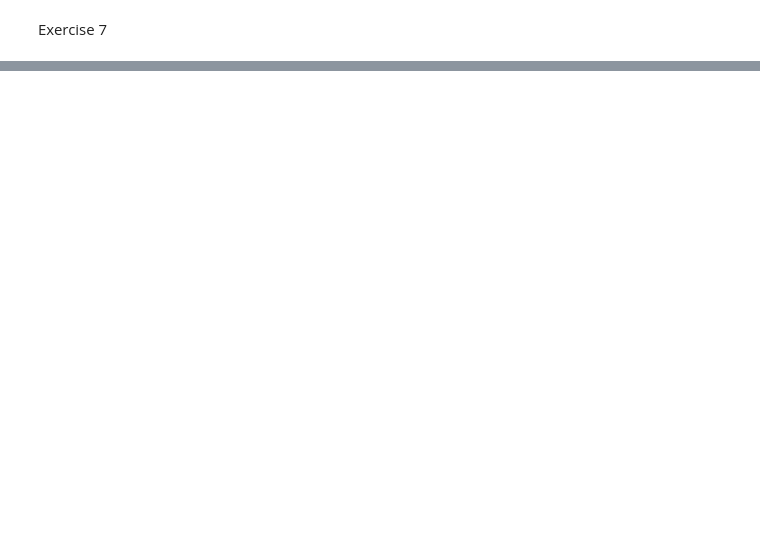
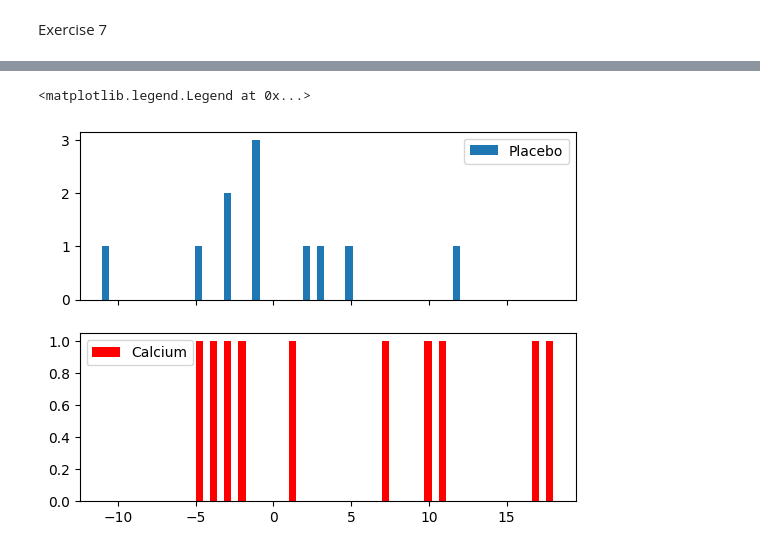
Before and after one commit to petrogass/All-of-Statistics-Exercises, a Jupyter notebook: Chapter_15_Inference_about_Independence.ipynb, the cells around one changed output, grey strips where cells are left out. Saved outputs shown, nothing was run; the diff lists cells and outputs as text; code cells hidden in the pictures; blank space fills up the shorter version.

```diff
--- a/Chapter_15_Inference_about_Independence.ipynb
+++ b/Chapter_15_Inference_about_Independence.ipynb
@@ -150,2 +150,5 @@ ci_lower, ci_upper
 # %% [markdown]
 Exercise 7
+# %%
+df = pd.read_csv('data/calcium.txt', sep='\t')
+df.head(20)
@@ -151,0 +186,11 @@ Exercise 7
+# %%
+import matplotlib.pyplot as plt
+
+fig, (ax1, ax2) = plt.subplots(2, sharex=True)
+ax1.hist(df[df['Treatment'] == 'Placebo']['Decrease'], bins=50, label='Placebo')
+ax1.legend()
+ax2.hist(df[df['Treatment'] == 'Calcium']['Decrease'], bins=50, color='red', label='Calcium')
+ax2.legend()
+# %% [output]
+<matplotlib.legend.Legend at 0x...>
+[figure, added]
```
Also changed, not shown: parts of 9 cells of this notebook.
